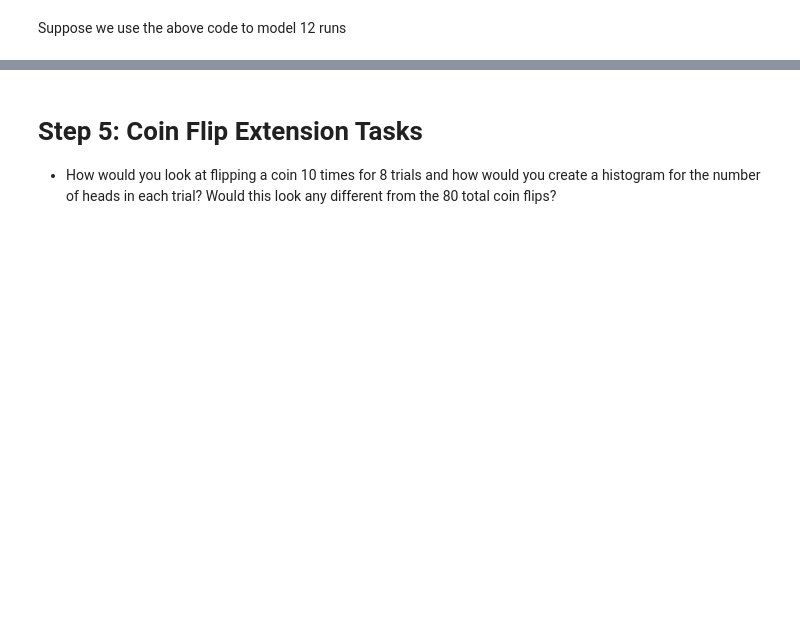
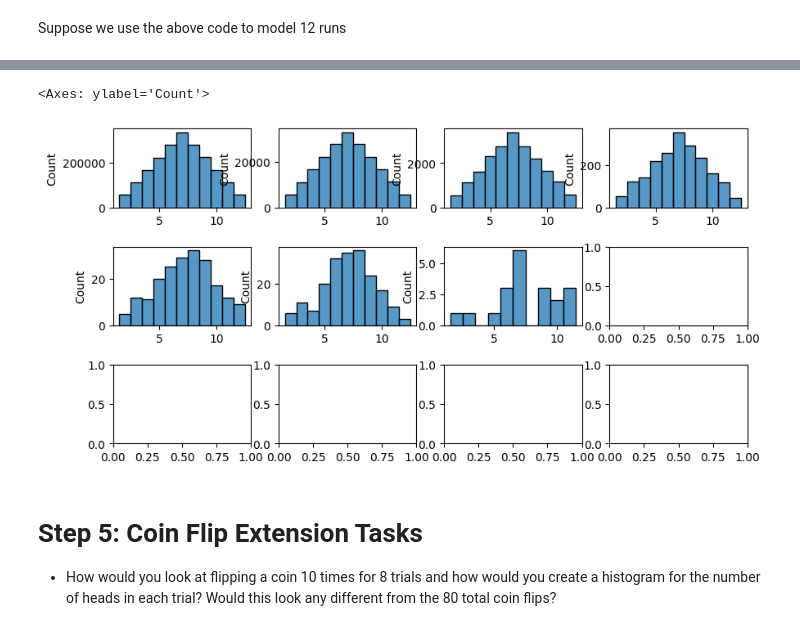
Before and after one commit to gary464/Physics-Files, a Jupyter notebook: Student_Copy_of_Probability_and_Histograms_Feb_20,_2024.ipynb, the cells around one changed output, grey strips where cells are left out. Cells and saved outputs as stored; diff of their text form; code cells hidden in the pictures; blank space fills up the shorter version.

```diff
--- a/Student_Copy_of_Probability_and_Histograms_Feb_20,_2024.ipynb
+++ b/Student_Copy_of_Probability_and_Histograms_Feb_20,_2024.ipynb
@@ -143,3 +97,46 @@ sns.histplot(rolls_12, ax=axes[2,3], discrete = True)
+# %%
+fig, axes = plt.subplots(3, 4, figsize=(10,5))   # creates a 2x2 set of plots
+fig.subplots_adjust(hspace=.5)                 # sets the space between rows of plots
+
+rolls_1 = np.random.randint(6, size = 2000000) +1
+rolls_2 = np.random.randint(6, size = 2000000) +1
+sumrolls_1 = rolls_1 + rolls_2
+sns.histplot(sumrolls_1, ax=axes[0,0], discrete = True)
+
+rolls_1 = np.random.randint(6, size = 200000) +1
+rolls_2 = np.random.randint(6, size = 200000) +1
+sumrolls_2 = rolls_1 + rolls_2
+sns.histplot(sumrolls_2, ax=axes[0,1], discrete = True)
+
+rolls_1 = np.random.randint(6, size = 20000) +1
+rolls_2 = np.random.randint(6, size = 20000) +1
+sumrolls_3 = rolls_1 + rolls_2
+sns.histplot(sumrolls_3, ax=axes[0,2], discrete = True)
+
+rolls_1 = np.random.randint(6, size = 2000) +1
+rolls_2 = np.random.randint(6, size = 2000) +1
+sumrolls_4 = rolls_1 + rolls_2
+sns.histplot(sumrolls_4, ax=axes[0,3], discrete = True)
+
+rolls_1 = np.random.randint(6, size = 200) +1
+rolls_2 = np.random.randint(6, size = 200) +1
+sumrolls_5 = rolls_1 + rolls_2
+sns.histplot(sumrolls_5, ax=axes[1,0], discrete = True)
+
+rolls_1 = np.random.randint(6, size = 200) +1
+rolls_2 = np.random.randint(6, size = 200) +1
+sumrolls_6 = rolls_1 + rolls_2
+
+sns.histplot(sumrolls_6, ax=axes[1,1], discrete = True)
+
+rolls_1 = np.random.randint(6, size = 20) +1
+rolls_2 = np.random.randint(6, size = 20) +1
+sumrolls_7 = rolls_1 + rolls_2
+
+sns.histplot(sumrolls_7, ax=axes[1,2], discrete = True)
+# %% [output]
+<Axes: ylabel='Count'>
+[figure, added]
 # %% [markdown]
 # Step 5: Coin Flip Extension Tasks
  - How would you look at flipping a coin 10 times for 8 trials and how would you create a histogram for the number of heads in each trial? Would this look any different from the 80 total coin flips?
```
Also changed, not shown: parts of 6 cells of this notebook.
